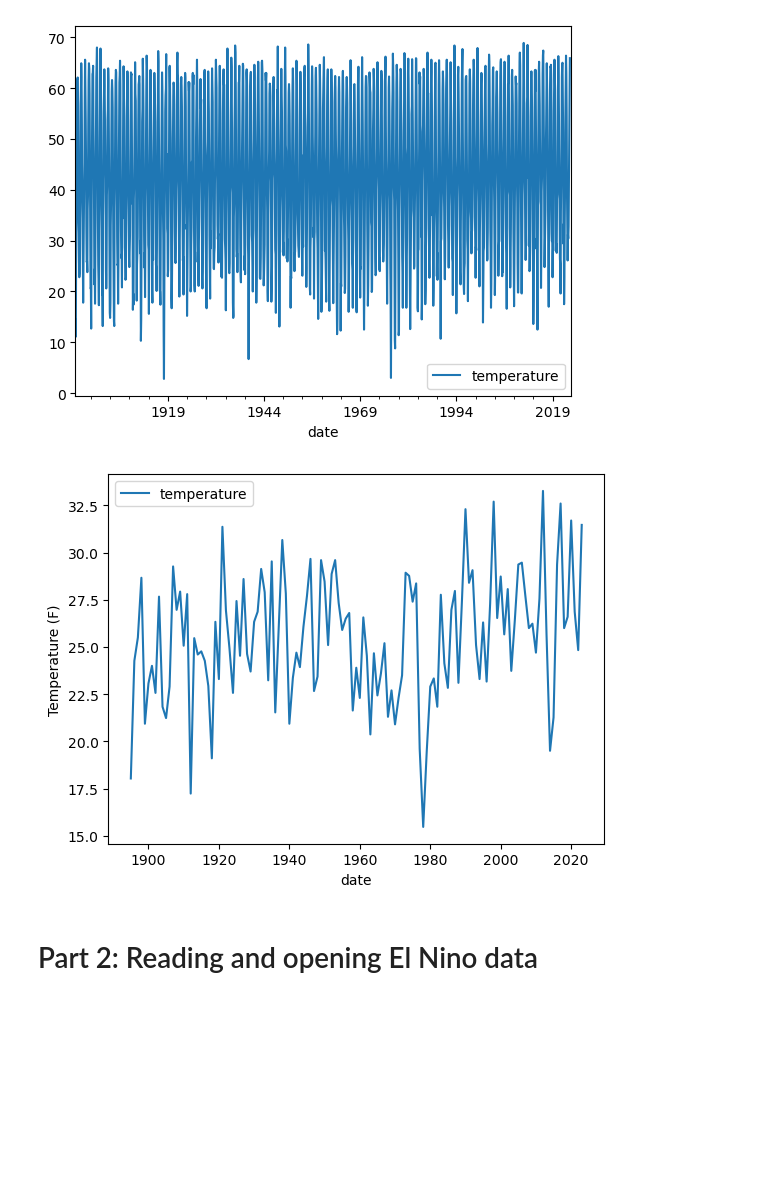
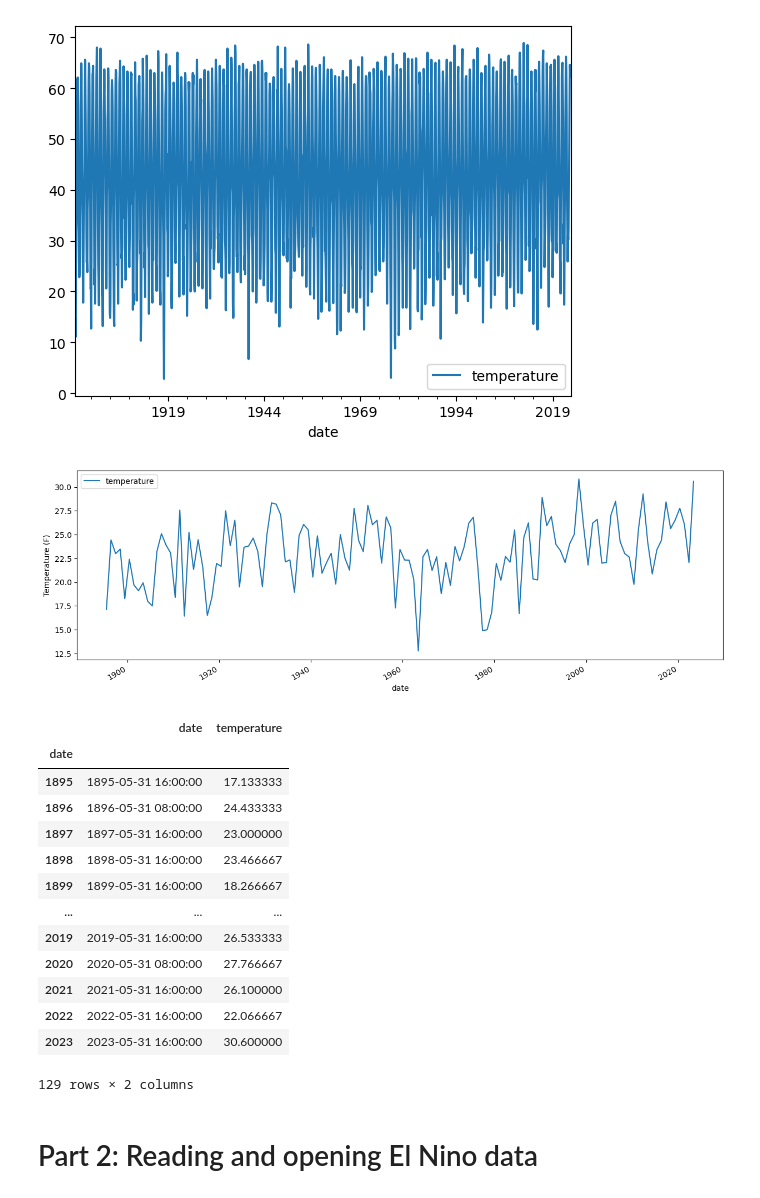
Before and after one commit to match798/G690, a Jupyter notebook: 03_data_science_modules/03_winter_temperature_enso.ipynb, the cells around one changed output. Drawn from its saved outputs; the diff is of its cells as text; code cells hidden in the pictures; blank space fills up the shorter version.

```diff
--- a/03_data_science_modules/03_winter_temperature_enso.ipynb
+++ b/03_data_science_modules/03_winter_temperature_enso.ipynb
@@ -32,7 +32,7 @@ import pandas as pd
 # %%
 """ Read the tmin data file. """
 #filename = r"C:\Users\travi\Insync\obrienta@iu.edu\Google Drive - Shared drives\[Sec-E] BL-EAS-obrienta\teaching\2023 Grad Python Course\lessons\03_data_science_modules\climdiv-tmindv-v1.0.0-20230804"
-file_url = "https://www.ncei.noaa.gov/pub/data/cirs/climdiv/climdiv-tmindv-v1.0.0-20230804"
+file_url = "https://www.ncei.noaa.gov/pub/data/cirs/climdiv/climdiv-tmindv-v1.0.0-20230907"
 
 # set the header manually
 header = ["code"]
@@ -108,23 +108,40 @@ scin_ts.plot('date', 'temperature')
 # %%
 """ Select and average over winter times (DJF). """
 
 # select only the winter months
 date_month_values = scin_ts['date'].dt.month # get the month values for each date
-in_winter = date_month_values.isin([1,2,3])
+in_winter = date_month_values.isin([12, 1, 2])
 # use boolean indexing to select only the winter months
 scin_ts_winter = scin_ts[in_winter]
 
 # group by year and average over the winter months
 year = scin_ts_winter['date'].dt.year # pull out the year for each date
 scin_ts_winter_avg = scin_ts_winter.groupby(year).mean()
 
 # plot the timeseries
-fig, ax = plt.subplots()
-scin_ts_winter_avg.plot(ax = ax)
+fig, ax = plt.subplots(figsize=(15,5))
+scin_ts_winter_avg.plot(x='date', y='temperature', ax = ax)
 ax.set_ylabel("Temperature (F)")
 plt.show()
 # %% [output]
-[figure, old version]
+[figure, new version]
+# %%
+scin_ts_winter_avg
+# %% [output]
+|  | date | temperature |
+| date |  |  |
+| 1895 | 1895-05-31 16:00:00 | 17.133333 |
+| 1896 | 1896-05-31 08:00:00 | 24.433333 |
+| 1897 | 1897-05-31 16:00:00 | 23.000000 |
+| 1898 | 1898-05-31 16:00:00 | 23.466667 |
+| 1899 | 1899-05-31 16:00:00 | 18.266667 |
+| ... | ... | ... |
+| 2019 | 2019-05-31 16:00:00 | 26.533333 |
+| 2020 | 2020-05-31 08:00:00 | 27.766667 |
+| 2021 | 2021-05-31 16:00:00 | 26.100000 |
+| 2022 | 2022-05-31 16:00:00 | 22.066667 |
+| 2023 | 2023-05-31 16:00:00 | 30.600000 |
+129 rows × 2 columns
 # %% [markdown]
 # Part 2: Reading and opening El Nino data
 # %%
```
Also changed, not shown: parts of 3 cells of this notebook.
